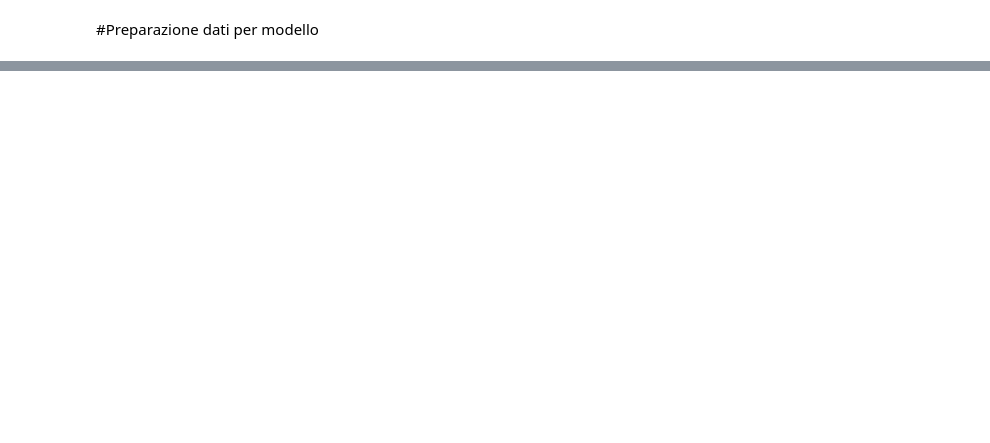
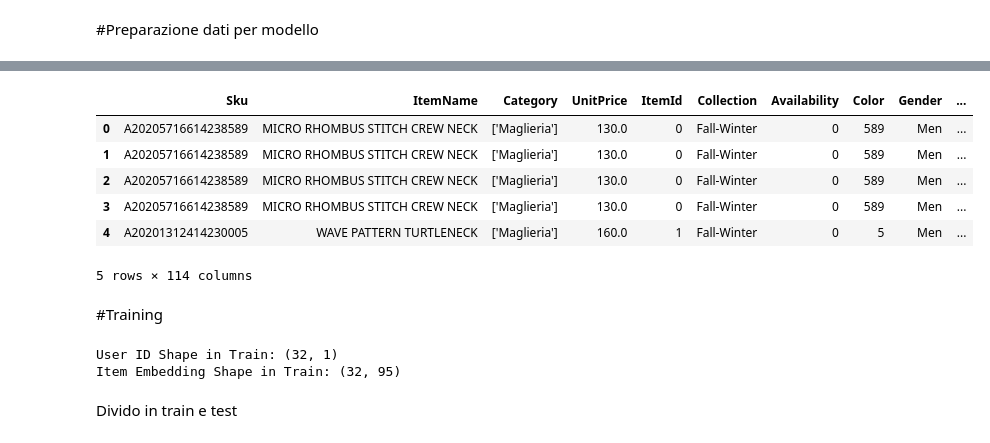
Before and after one commit to williambiondi/RecommenderGS, a Jupyter notebook: recommenderGranSasso.ipynb, the cells around one changed output, grey strips where cells are left out. Drawn from its saved outputs; the diff is of its cells as text; code cells hidden in the pictures; blank space fills up the shorter version.

```diff
--- a/recommenderGranSasso.ipynb
+++ b/recommenderGranSasso.ipynb
@@ -509,0 +124,16 @@ AUC Test: 0.6394129395484924
+# %%
+full_items = items.merge(df_reduced, on='ItemId')
+# %%
+df_full = full_items.merge(purchases, on='ItemId')
+# %%
+df_full.head()
+# %% [output]
+|  | Sku | ItemName | Category | UnitPrice | ItemId | Collection | Availability | Color | Gender | ... |
+| 0 | A20205716614238589 | MICRO RHOMBUS STITCH CREW NECK | ['Maglieria'] | 130.0 | 0 | Fall-Winter | 0 | 589 | Men | ... |
+| 1 | A20205716614238589 | MICRO RHOMBUS STITCH CREW NECK | ['Maglieria'] | 130.0 | 0 | Fall-Winter | 0 | 589 | Men | ... |
+| 2 | A20205716614238589 | MICRO RHOMBUS STITCH CREW NECK | ['Maglieria'] | 130.0 | 0 | Fall-Winter | 0 | 589 | Men | ... |
+| 3 | A20205716614238589 | MICRO RHOMBUS STITCH CREW NECK | ['Maglieria'] | 130.0 | 0 | Fall-Winter | 0 | 589 | Men | ... |
+| 4 | A20201312414230005 | WAVE PATTERN TURTLENECK | ['Maglieria'] | 160.0 | 1 | Fall-Winter | 0 | 5 | Men | ... |
+5 rows × 114 columns
+# %% [markdown]
+#Training
@@ -509,0 +152,9 @@ AUC Test: 0.6394129395484924
+# %%
+for features in train.take(1):
+    print("User ID Shape in Train:", features["item_id"].shape)
+    print("Item Embedding Shape in Train:", features["item_embedding"].shape)
+# %% [output]
+User ID Shape in Train: (32, 1)
+Item Embedding Shape in Train: (32, 95)
+# %% [markdown]
+Divido in train e test
```
Also changed, not shown: parts of 100 cells of this notebook.
